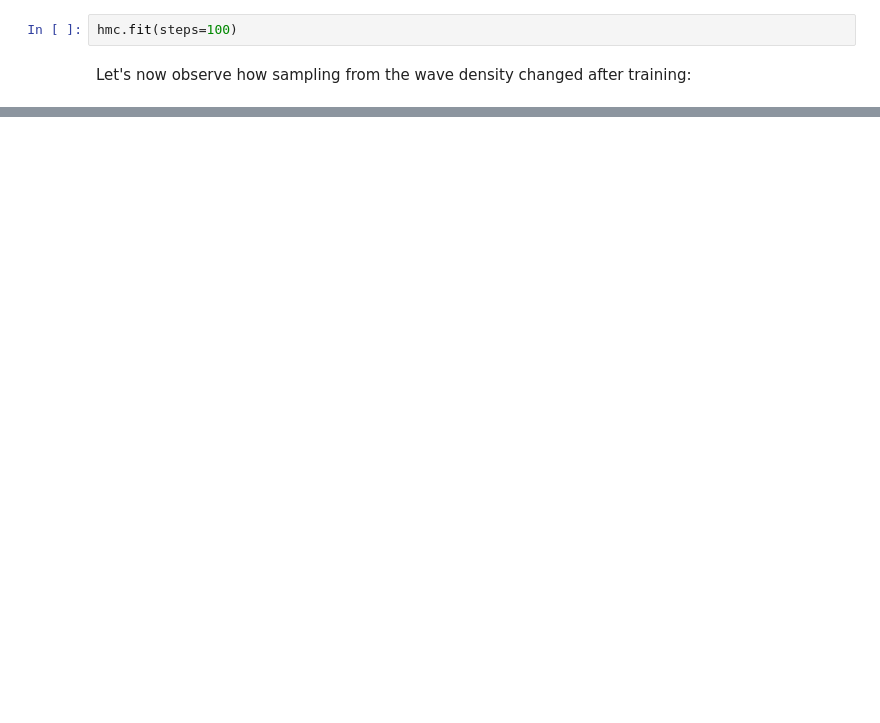
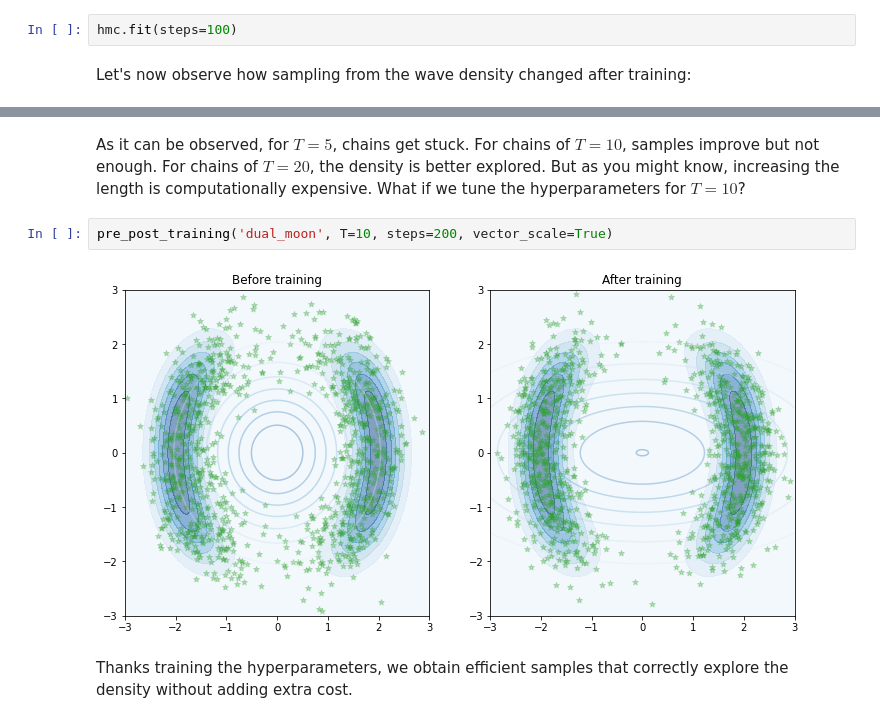
Before and after one commit to ipeis/HMCTuning, a Jupyter notebook: notebooks/usage.ipynb, the cells around one changed output, grey strips where cells are left out. Saved outputs shown, nothing was run; the diff lists cells and outputs as text; blank space fills up the shorter version.

```diff
--- a/notebooks/usage.ipynb
+++ b/notebooks/usage.ipynb
@@ -102,0 +156,8 @@ Text(0.5, 0, 'step')
+# %% [markdown]
+As it can be observed, for $T=5$, chains get stuck. For chains of $T=10$, samples improve but not enough. For chains of $T=20$, the density is better explored. But as you might know, increasing the length is computationally expensive. What if we tune the hyperparameters for $T=10$?
+# %%
+pre_post_training('dual_moon', T=10, steps=200, vector_scale=True)
+# %% [output]
+[figure, added]
+# %% [markdown]
+Thanks training the hyperparameters, we obtain efficient samples that correctly explore the density without adding extra cost.
```
Also changed, not shown: parts of 12 cells of this notebook, 6 other files.
